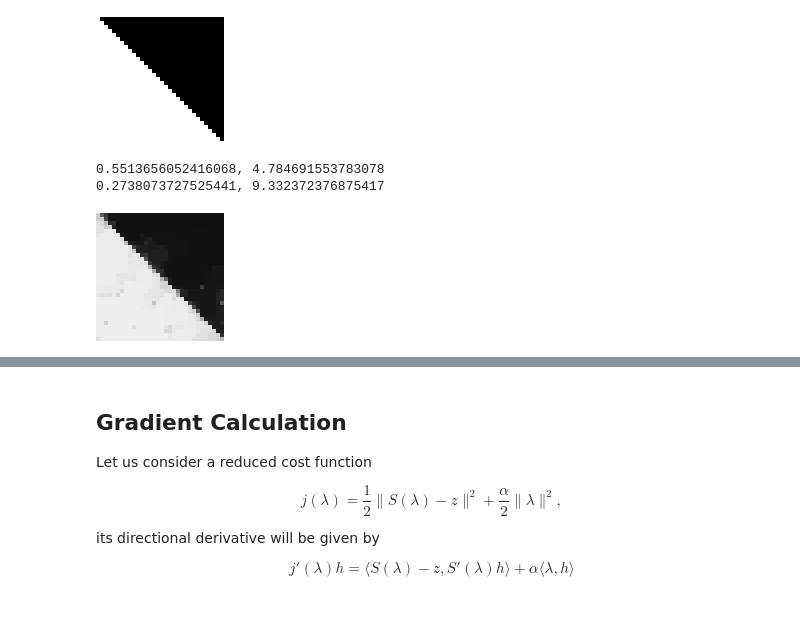
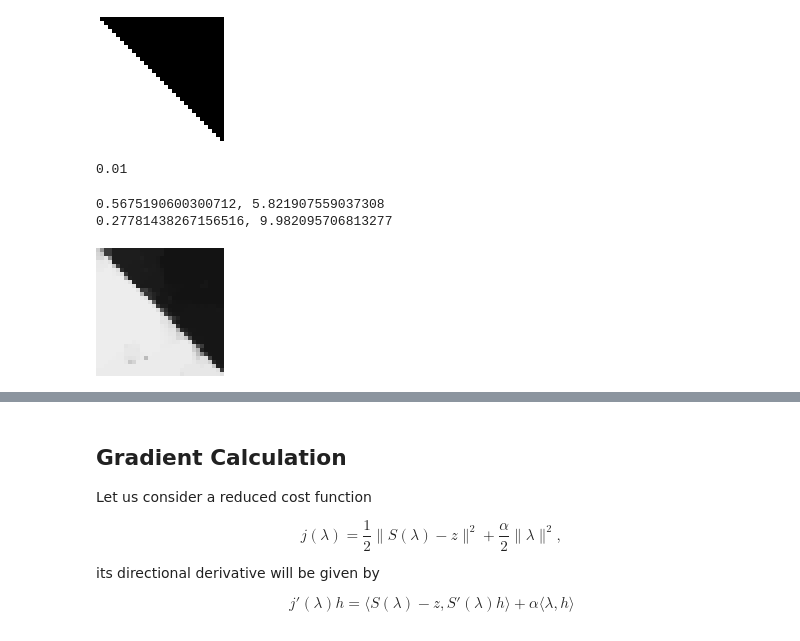
Before and after one commit to dvillacis/BilevelImagingParameterLearning.jl, a Jupyter notebook: demo/bilevel_scalar_rof/bilevel_scalar_vi.ipynb, the cells around one changed output, grey strips where cells are left out. Drawn from its saved outputs; the diff is of its cells as text; code cells hidden in the pictures.

```diff
--- a/demo/bilevel_scalar_rof/bilevel_scalar_vi.ipynb
+++ b/demo/bilevel_scalar_rof/bilevel_scalar_vi.ipynb
@@ -15,13 +15,13 @@ using LinearAlgebra, StructuredOptimization, AbstractOperators, Plots, Distribut
 # %%
 # Lower Level Solver
 function lower_level_solver(u,f,λ,K)
-    @minimize 0.5*λ*ls(-(1/λ)*K'*u+f) + conj(norm(u,2,1,2)) with ForwardBackward(tol = 1e-4, gamma = 1/8, fast = true)
+    @minimize λ*ls(-(1/λ)*K'*u+f) + conj(norm(u,2,1,2)) with ForwardBackward(tol = 1e-6, gamma = 1/8, fast = true)
     return -(1/λ)*K'*(~u)+f
 end
 
 # Upper level cost
 function upper_level_cost(u,z,λ,α)
-    return 0.5*norm(u[:]-z[:])^2 + 0.5*α*norm(λ)^2
+    return 0.5*norm(u[:]-z[:])^2 + 0.5*α*norm(λ)^2 #PSNR
 end
 # %% [output]
 upper_level_cost (generic function with 1 method)
@@ -39,14 +39,20 @@ Gray.(f)
 Gray.(z)
 # %% [output]
 [figure]
+# %%
+K = Variation(size(f))
+u = Variable(size(K,1)...)
+α = 1e-2
+# %% [output]
+0.01
 # %%
-u_h = lower_level_solver(u,f,10,K)
+u_h = lower_level_solver(u,f,8,K)
 println("$(ssim(u_h,z)), $(upper_level_cost(u_h,z,10,α))")
 println("$(ssim(f,z)), $(upper_level_cost(f,z,10,α))")
 Gray.(u_h)
 # %% [output]
-0.5513656052416068, 4.784691553783078
-0.2738073727525441, 9.332372376875417
+0.5675190600300712, 5.821907559037308
+0.27781438267156516, 9.982095706813277
-[figure, old version]
+[figure, new version]
 # %%
 step = 0.001
```
Also changed, not shown: parts of 17 cells of this notebook, 2 other files.
